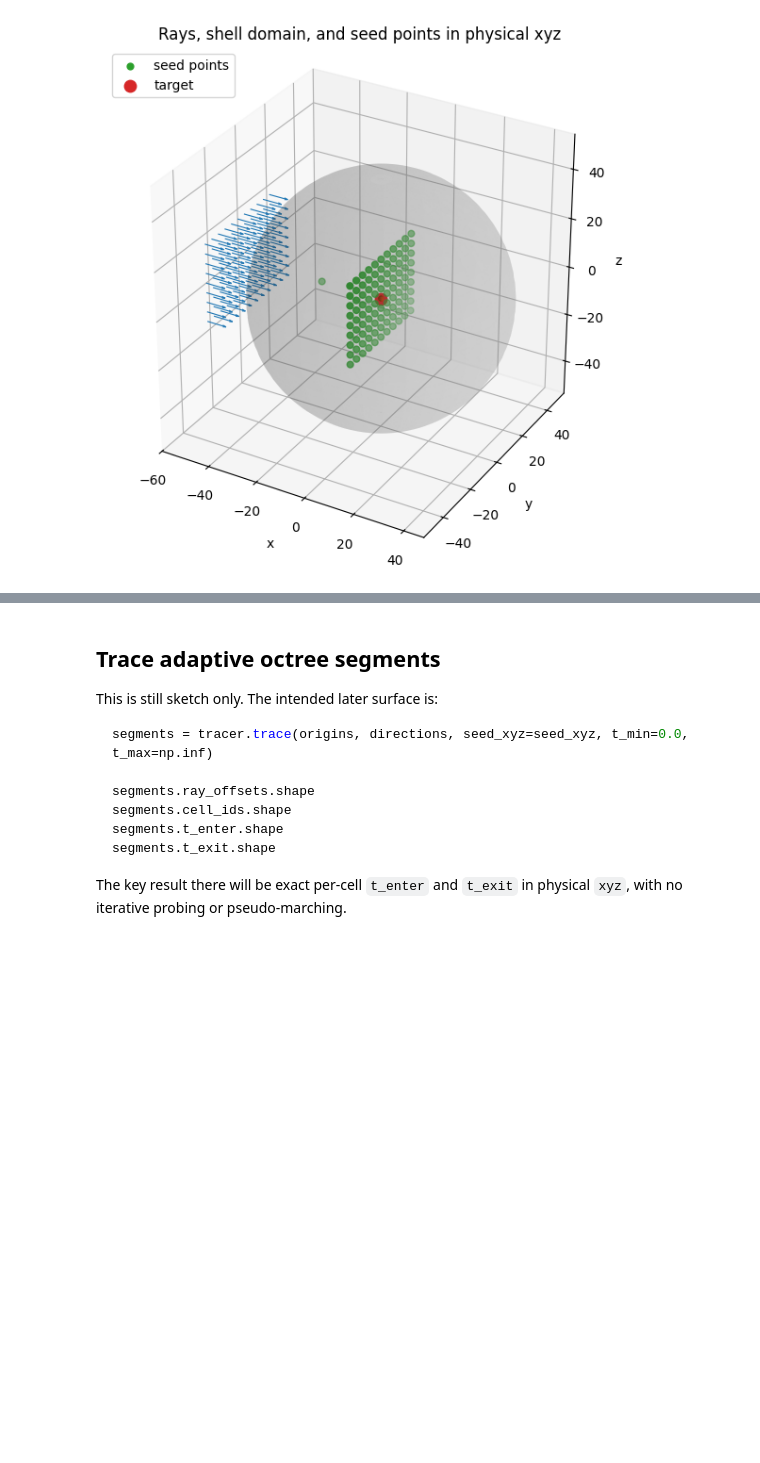
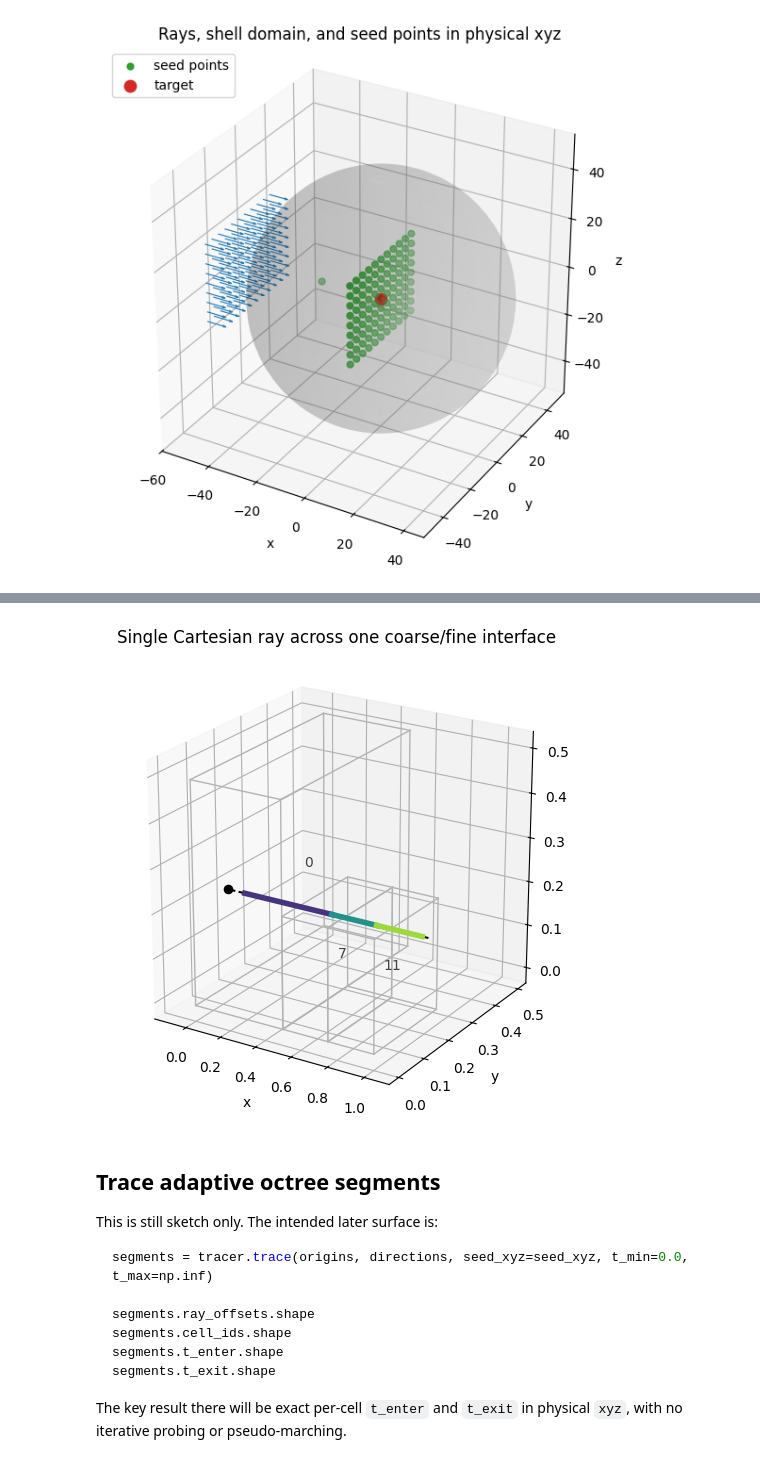
Before and after one commit to svaberg/batcamp, a Jupyter notebook: examples/ray_api_sketch.ipynb, the cells around one changed output, grey strips where cells are left out. Drawn from its saved outputs; the diff is of its cells as text; code cells hidden in the pictures; blank space fills up the shorter version.

Commit message:
Add single-ray Cartesian tracer demo

```diff
--- a/examples/ray_api_sketch.ipynb
+++ b/examples/ray_api_sketch.ipynb
@@ -207,3 +286,40 @@ plt.show()
+# %%
+edge_pairs = [
+    (0, 1), (1, 2), (2, 3), (3, 0),
+    (4, 5), (5, 6), (6, 7), (7, 4),
+    (0, 4), (1, 5), (2, 6), (3, 7),
+]
+
+fig = plt.figure(figsize=(9, 6))
+ax = fig.add_subplot(projection='3d')
+colors = plt.cm.viridis(np.linspace(0.15, 0.85, leaf_ids.size))
+
+for cell_id in leaf_ids:
+    cell_xyz = demo_tree.cell_points(int(cell_id))
+    for i0, i1 in edge_pairs:
+        edge_xyz = cell_xyz[[i0, i1]]
+        ax.plot(edge_xyz[:, 0], edge_xyz[:, 1], edge_xyz[:, 2], color='0.7', linewidth=1.0)
+    ax.text(*cell_xyz.mean(axis=0), f'{int(cell_id)}', color='0.25', fontsize=10)
+
+ray_t = np.array([0.0, t_exit[-1] + 0.05], dtype=float)
+ray_xyz = single_origin[None, :] + ray_t[:, None] * single_direction[None, :]
+ax.plot(ray_xyz[:, 0], ray_xyz[:, 1], ray_xyz[:, 2], color='black', linewidth=1.5, linestyle='--')
+ax.scatter(single_origin[0], single_origin[1], single_origin[2], color='black', s=35)
+
+for color, t0, t1 in zip(colors, t_enter, t_exit):
+    seg_t = np.array([t0, t1], dtype=float)
+    seg_xyz = single_origin[None, :] + seg_t[:, None] * single_direction[None, :]
+    ax.plot(seg_xyz[:, 0], seg_xyz[:, 1], seg_xyz[:, 2], color=color, linewidth=4)
+
+ax.set_title('Single Cartesian ray across one coarse/fine interface')
+ax.set_xlabel('x')
+ax.set_ylabel('y')
+ax.set_zlabel('z')
+ax.set_box_aspect((1.0, 1.0, 1.0))
+ax.view_init(elev=22, azim=-58)
+plt.show()
+# %% [output]
+[figure, added]
 # %% [markdown]
 ## Trace adaptive octree segments
 
```
Also changed, not shown: parts of 3 cells of this notebook, 2 other files.
